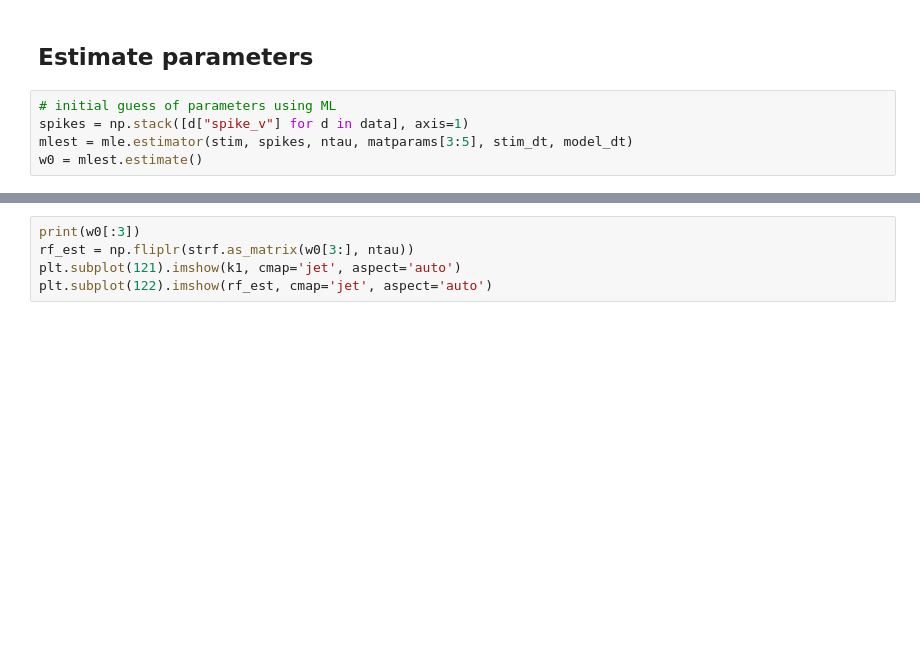
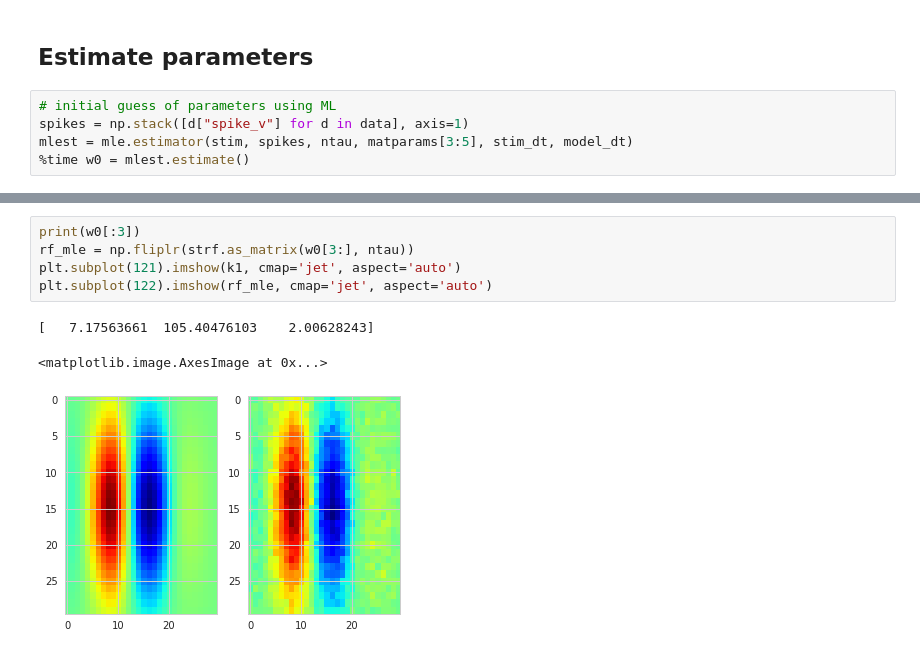
Before and after one commit to melizalab/dstrf, a Jupyter notebook: notebooks/glmat/glmat_2d_twin.ipynb, the cells around one changed output, grey strips where cells are left out. Drawn from its saved outputs; the diff is of its cells as text; blank space fills up the shorter version.

```diff
--- a/notebooks/glmat/glmat_2d_twin.ipynb
+++ b/notebooks/glmat/glmat_2d_twin.ipynb
@@ -101,4 +111,4 @@ len(data[0]["spike_t"])
 # initial guess of parameters using ML
 spikes = np.stack([d["spike_v"] for d in data], axis=1)
 mlest = mle.estimator(stim, spikes, ntau, matparams[3:5], stim_dt, model_dt)
-w0 = mlest.estimate()
+%time w0 = mlest.estimate()
@@ -105,8 +124,12 @@ w0 = mlest.estimate()
 # %%
 print(w0[:3])
-rf_est = np.fliplr(strf.as_matrix(w0[3:], ntau))
+rf_mle = np.fliplr(strf.as_matrix(w0[3:], ntau))
 plt.subplot(121).imshow(k1, cmap='jet', aspect='auto')
-plt.subplot(122).imshow(rf_est, cmap='jet', aspect='auto')
+plt.subplot(122).imshow(rf_mle, cmap='jet', aspect='auto')
+# %% [output]
+[   7.17563661  105.40476103    2.00628243]
+<matplotlib.image.AxesImage at 0x...>
+[figure, added]
 # %%
 # estimate parameters using emcee
 from neurofit import priors, costs, utils, startpos
```
Also changed, not shown: parts of 13 cells of this notebook.
